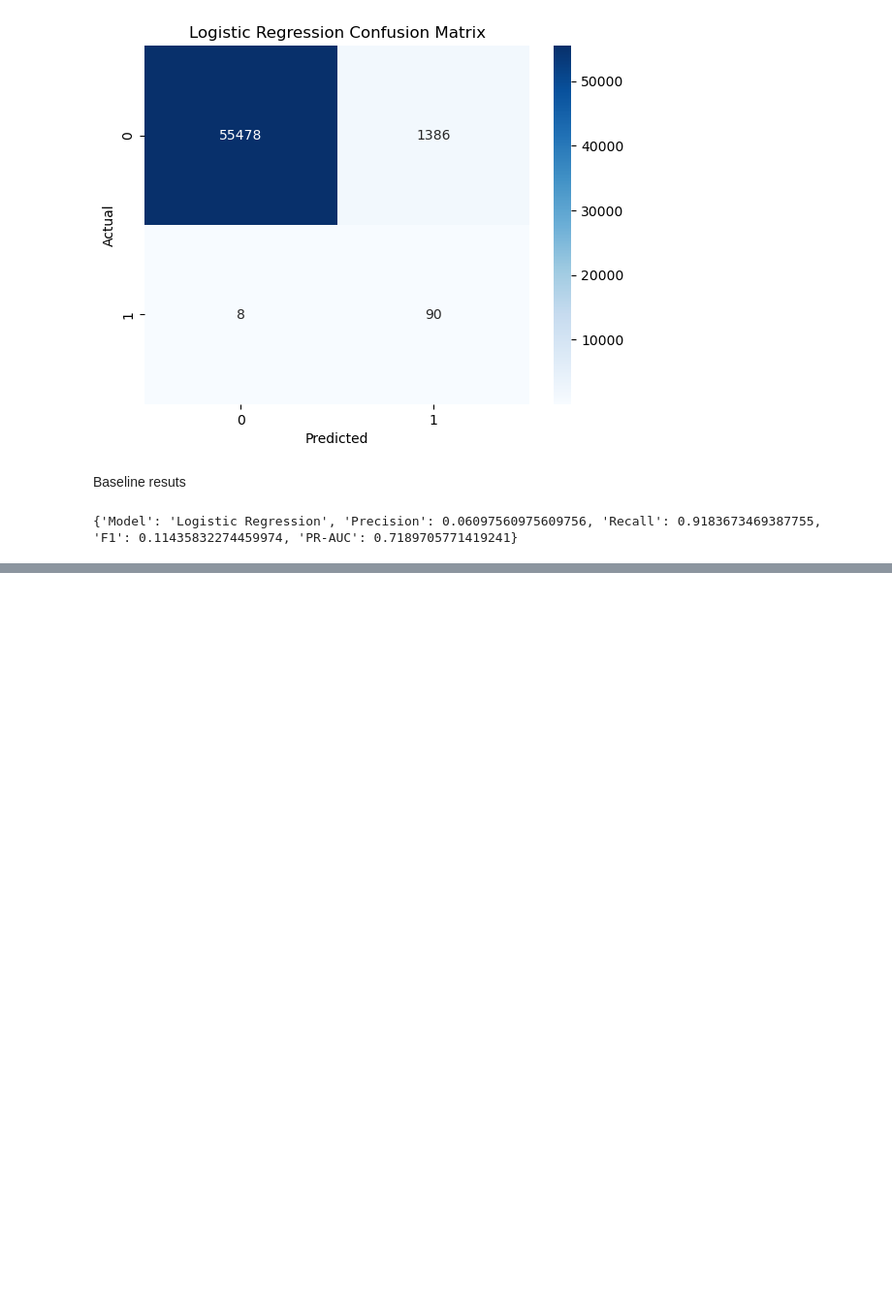
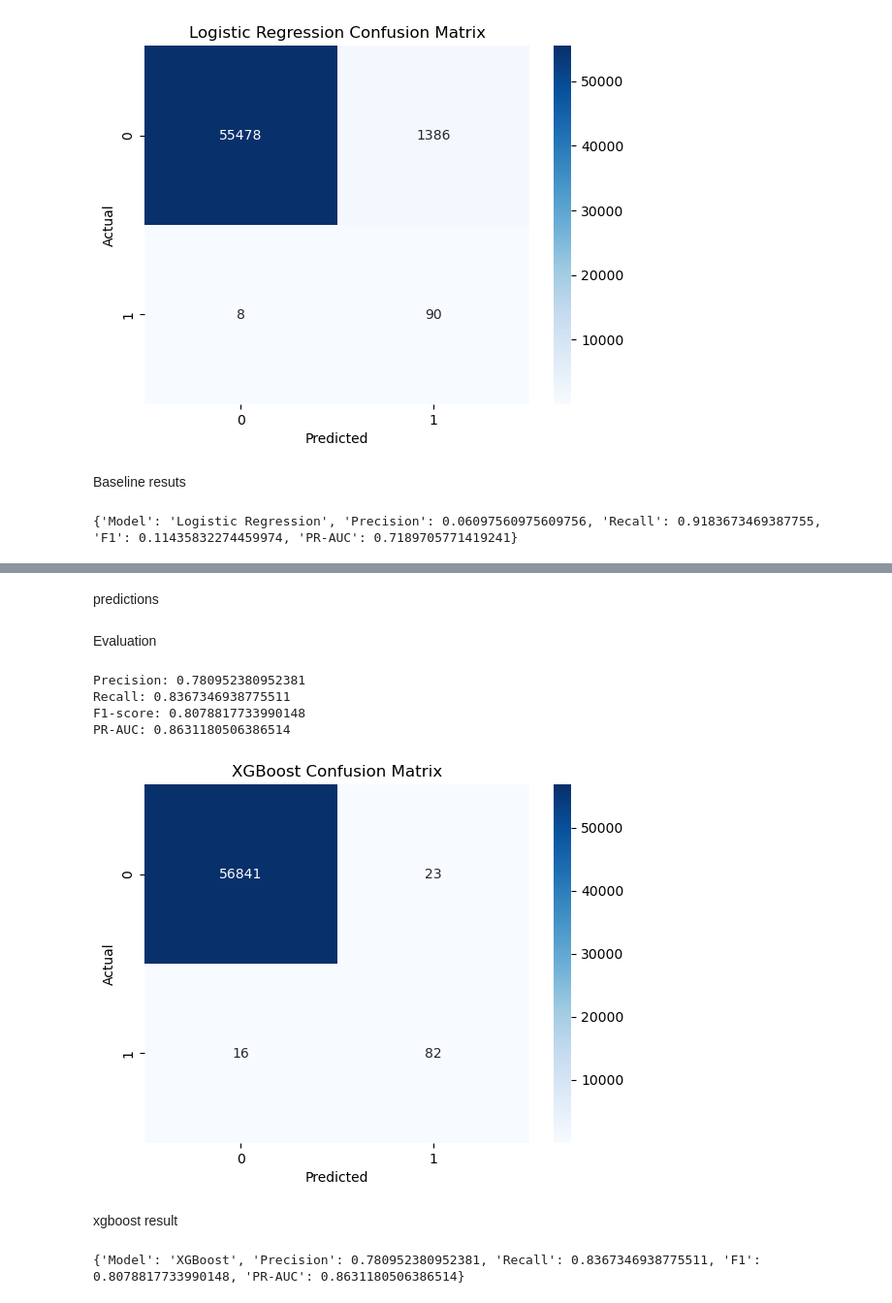
Before and after one commit to kafiaMhassan/Credit-Card-Anomaly-Detection, a Jupyter notebook: notebooks/modeling.ipynb, the cells around one changed output, grey strips where cells are left out. Shown at 97% size. Saved outputs shown, nothing was run; the diff lists cells and outputs as text; code cells hidden in the pictures; blank space fills up the shorter version.

```diff
--- a/notebooks/modeling.ipynb
+++ b/notebooks/modeling.ipynb
@@ -127,0 +221,12 @@ print(baseline_results)
+# %%
+xgb = XGBClassifier(
+    n_estimators=100,
+    learning_rate=0.1,
+    max_depth=6,
+    scale_pos_weight=scale_pos_weight,
+    eval_metric="logloss",
+    random_state=42,
+    n_jobs=-1
+)
+
+xgb.fit(X_train, y_train)
@@ -127,0 +246,54 @@ print(baseline_results)
+# %% [markdown]
+predictions
+# %%
+y_pred_xgb = xgb.predict(X_test)
+
+y_prob_xgb = xgb.predict_proba(X_test)[:, 1]
+# %% [markdown]
+Evaluation
+# %%
+precision_xgb = precision_score(y_test, y_pred_xgb)
+recall_xgb = recall_score(y_test, y_pred_xgb)
+f1_xgb = f1_score(y_test, y_pred_xgb)
+pr_auc_xgb = average_precision_score(y_test, y_prob_xgb)
+
+print("Precision:", precision_xgb)
+print("Recall:", recall_xgb)
+print("F1-score:", f1_xgb)
+print("PR-AUC:", pr_auc_xgb)
+# %% [output]
+Precision: 0.780952380952381
+Recall: 0.8367346938775511
+F1-score: 0.8078817733990148
+PR-AUC: 0.8631180506386514
+# %%
+#confusion matrix
+cm_xgb = confusion_matrix(y_test, y_pred_xgb)
+
+sns.heatmap(
+    cm_xgb,
+    annot=True,
+    fmt="d",
+    cmap="Blues"
+)
+
+plt.xlabel("Predicted")
+plt.ylabel("Actual")
+plt.title("XGBoost Confusion Matrix")
+plt.show()
+# %% [output]
+[figure, added]
+# %% [markdown]
+xgboost result
+# %%
+xgb_results = {
+    "Model": "XGBoost",
+    "Precision": precision_xgb,
+    "Recall": recall_xgb,
+    "F1": f1_xgb,
+    "PR-AUC": pr_auc_xgb
+}
+
+print(xgb_results)
+# %% [output]
+{'Model': 'XGBoost', 'Precision': 0.780952380952381, 'Recall': 0.8367346938775511, 'F1': 0.8078817733990148, 'PR-AUC': 0.8631180506386514}
```
Also changed, not shown: parts of 16 cells of this notebook.
